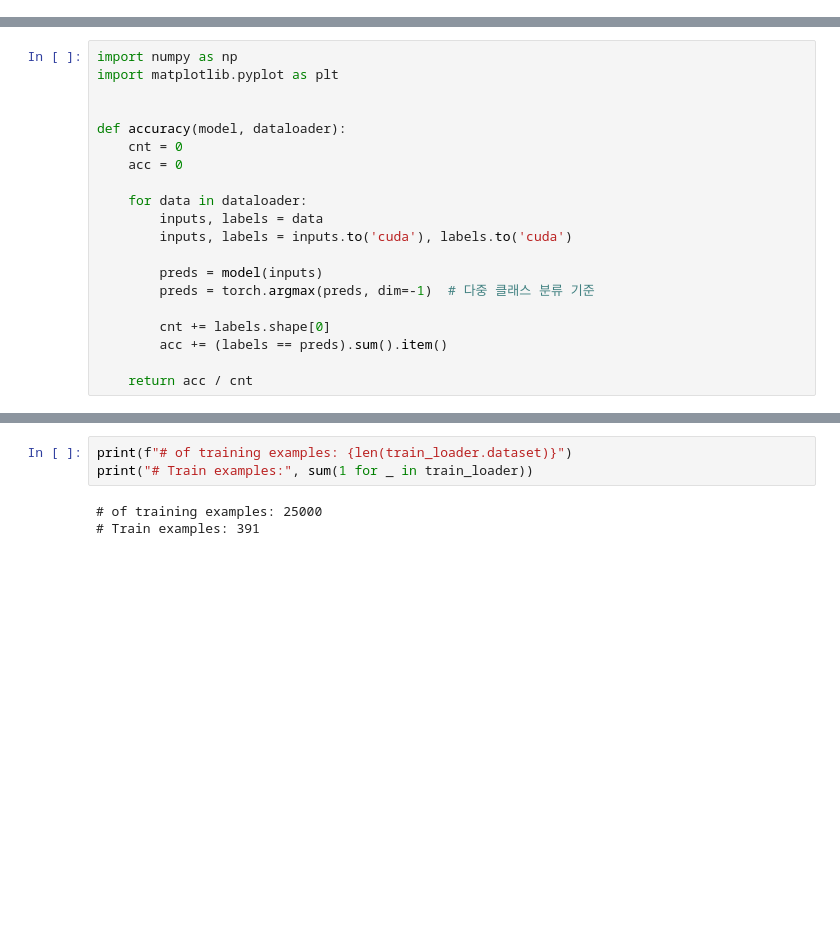
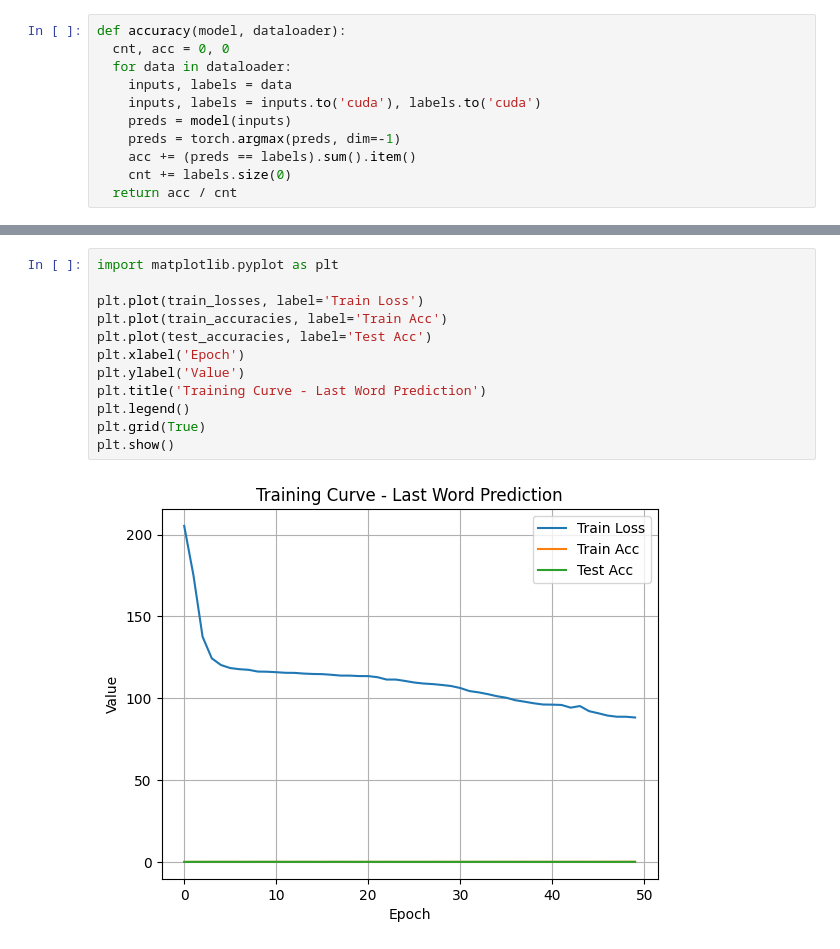
Before and after one commit to eumcloud/HHPLUS_AI, a Jupyter notebook: week02/w02_01_Transformer.ipynb, the cells around one changed output, grey strips where cells are left out. Saved outputs shown, nothing was run; the diff lists cells and outputs as text; blank space fills up the shorter version.

```diff
--- a/week02/w02_01_Transformer.ipynb
+++ b/week02/w02_01_Transformer.ipynb
@@ -269 +173,12 @@ model = TextClassifier(
+# %%
+def accuracy(model, dataloader):
+  cnt, acc = 0, 0
+  for data in dataloader:
+    inputs, labels = data
+    inputs, labels = inputs.to('cuda'), labels.to('cuda')
+    preds = model(inputs)
+    preds = torch.argmax(preds, dim=-1)
+    acc += (preds == labels).sum().item()
+    cnt += labels.size(0)
+  return acc / cnt
 # %% [markdown]
@@ -280,21 +186 @@ optimizer = Adam(model.parameters(), lr=lr)
-# %%
-import numpy as np
-import matplotlib.pyplot as plt
-
-
-def accuracy(model, dataloader):
-    cnt = 0
-    acc = 0
-
-    for data in dataloader:
-        inputs, labels = data
-        inputs, labels = inputs.to('cuda'), labels.to('cuda')
-
-        preds = model(inputs)
-        preds = torch.argmax(preds, dim=-1)  # 다중 클래스 분류 기준
-
-        cnt += labels.shape[0]
-        acc += (labels == preds).sum().item()
-
-    return acc / cnt
 # %%
@@ -513,6 +240,14 @@ for epoch in range(n_epochs):
-# %%
-print(f"# of training examples: {len(train_loader.dataset)}")
-print("# Train examples:", sum(1 for _ in train_loader))
-# %% [output]
-# of training examples: 25000
-# Train examples: 391
+# %%
+import matplotlib.pyplot as plt
+
+plt.plot(train_losses, label='Train Loss')
+plt.plot(train_accuracies, label='Train Acc')
+plt.plot(test_accuracies, label='Test Acc')
+plt.xlabel('Epoch')
+plt.ylabel('Value')
+plt.title('Training Curve - Last Word Prediction')
+plt.legend()
+plt.grid(True)
+plt.show()
+# %% [output]
+[figure, added]
```
Also changed, not shown: parts of 23 cells of this notebook.
